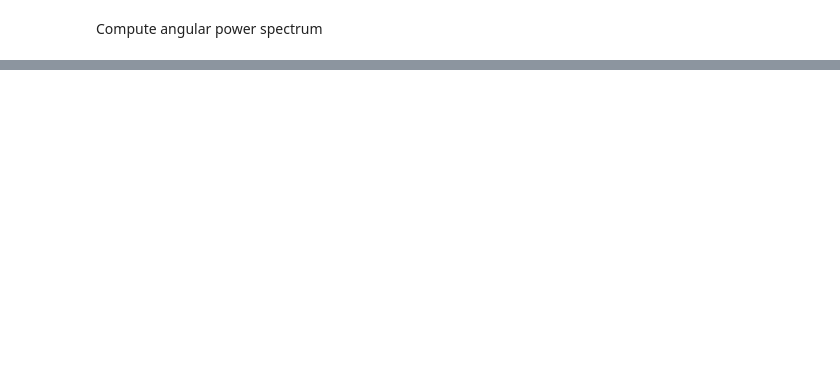
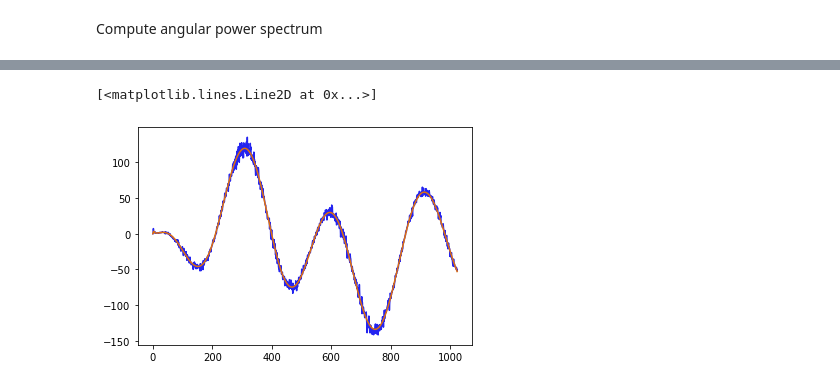
Before and after one commit to toshiyan/cmblensplus, a Jupyter notebook: example/curvedsky_utils/generate_gaussian_alms.ipynb, the cells around one changed output, grey strips where cells are left out. Saved outputs shown, nothing was run; the diff lists cells and outputs as text; code cells hidden in the pictures; blank space fills up the shorter version.

```diff
--- a/example/curvedsky_utils/generate_gaussian_alms.ipynb
+++ b/example/curvedsky_utils/generate_gaussian_alms.ipynb
@@ -44,0 +94,6 @@ print(np.mean(cl/nl))
+# %%
+plt.plot(mcl[3,:])
+plt.plot(Cov[1,0,:])
+# %% [output]
+[<matplotlib.lines.Line2D at 0x...>]
+[figure, added]
```
Also changed, not shown: parts of 10 cells of this notebook, 1 other file.
